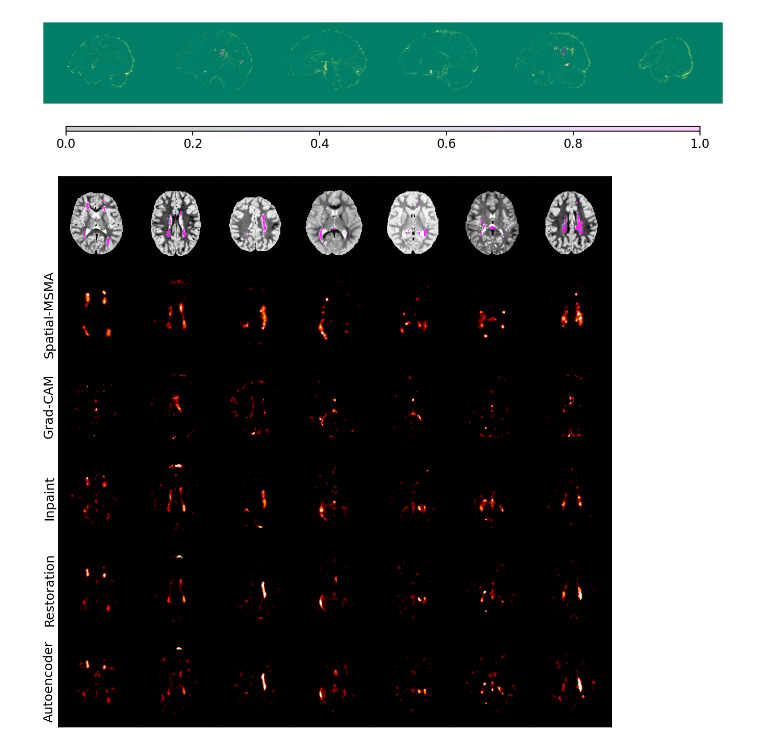
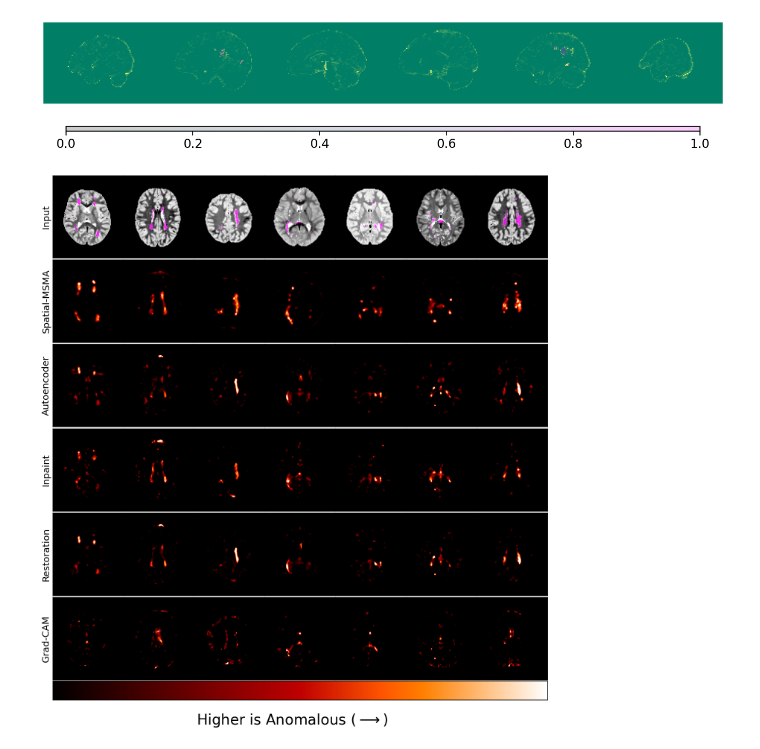
Before and after one commit to ahsanMah/braintypicality, a Jupyter notebook: notebooks/seg_viz.ipynb, the cells around one changed output. Cells and saved outputs as stored; diff of their text form; code cells hidden in the pictures.

```diff
--- a/notebooks/seg_viz.ipynb
+++ b/notebooks/seg_viz.ipynb
@@ -290,11 +290,10 @@ np.random.seed(42)
 nrows, ncols = 6, 7
 alpha=0.8
 
-fig, axs = plt.subplots(nrows, ncols, figsize=(ncols*2, 14),
-                        gridspec_kw={'wspace': 0, 'hspace': 0,
-#                                                'left':0.5 / (ncols + 1), 'right':1 - 0.5 / (ncols + 1),
-#                                               'top':1.0 - 0.5 / (nrows + 1), 'bottom':0.5 / (nrows + 1),
-                                              })
+fig, axs = plt.subplots(nrows, ncols, figsize=(ncols*2.45, 17),
+                        gridspec_kw={'wspace': 0, 'hspace': 0.0,})
+axs[0, 0].set_ylabel("Input")
+
 for idx in range(ncols):
     sampleidx = np.random.randint(len(x_ood))
 
@@ -306,37 +305,52 @@ for idx in range(ncols):
 #     lesion_slices = np.where(x_label_img.sum(axis=(0,1)) > 50)[0]
     randidx = np.random.randint(0,5)
     largest_lesion_slice = x_label_img.sum(axis=(0,1)).argsort()[::-1][randidx]
 
     image = x_img[:,:,largest_lesion_slice].T
     overlay = x_label_img[:,:,largest_lesion_slice].T
 
     image[image == 0.0] = -1
     axs[0,idx].imshow(image, cmap="Greys_r", vmin=vmin, vmax=vmax)
     ov_arr = np.ma.masked_where(overlay == 0, overlay)
     axs[0,idx].imshow(ov_arr, cmap="cool", vmin=0, alpha=alpha)
     ###############################
 
     for axidx, (name, pred_scores) in enumerate([("Spatial-MSMA", x_ood_scores),
-                                                  ("Grad-CAM", x_ood_gradcam),
-                                                  ("Inpaint", x_ood_inpaint),
-                                                  ("Restoration", x_ood_restore),
-                                                  ("Autoencoder", x_ood_ae)]):
+                                                 ("Autoencoder", x_ood_ae),
+                                                 ("Inpaint", x_ood_inpaint),
+                                                 ("Restoration", x_ood_restore),
+                                                 ("Grad-CAM", x_ood_gradcam),
+                                                ]):
         pred = pred_scores[sampleidx] * eroded_ood_brain_masks[sampleidx]
 
         if axidx > 0: pred = skf.median(pred, footprint=np.ones((3,3,3)))
 
         score_hist = pred[pred.nonzero()]
         min_intensity, max_intensity = np.quantile(score_hist, 0.9), np.quantile(score_hist, 0.999)
         pred = np.clip(pred, min_intensity, max_intensity)
 
 
         axs[1+axidx, idx].imshow(pred[:,:,largest_lesion_slice].T, cmap='gist_heat') # gist_heat, summer, Reds_r turbo
-        if idx == 0:
-            axs[1+axidx, idx].set_ylabel(name)
+        if idx == 0: axs[1+axidx, idx].set_ylabel(name)
 
 for ax in axs.flat:
 #     ax.axis('off')
     ax.set_xticks([])
     ax.set_yticks([])
+
+cbar_length=0.775
+cbar_dx=-0.03
+# # cbar_start = (1 - cbar_length) / 2
+cbar_start = 0.125
+cax = fig.add_axes([cbar_start, 0.08 + cbar_dx, cbar_length, 0.03])
+cbar_orient = "horizontal"
+fig.colorbar(im, cax=cax, orientation=cbar_orient, ticks=[])
+fig.suptitle(r"Higher is Anomalous ($\longrightarrow$)", y=0.03, fontsize=28)
+# plt.tight_layout(w_pad=2, h_pad=2)
+plt.subplots_adjust(bottom=0.08)
+
+plt.savefig("/ASD/ahsan_projects/braintypicality/workdir/cuda_opt/learnable/eval/figures/lesion_heatmaps.pdf",
+            dpi=150, bbox_inches='tight')
+# plt.close()
 # %% [output]
-[figure, old version]
+[figure, new version]
```
Also changed, not shown: parts of 3 cells of this notebook.
